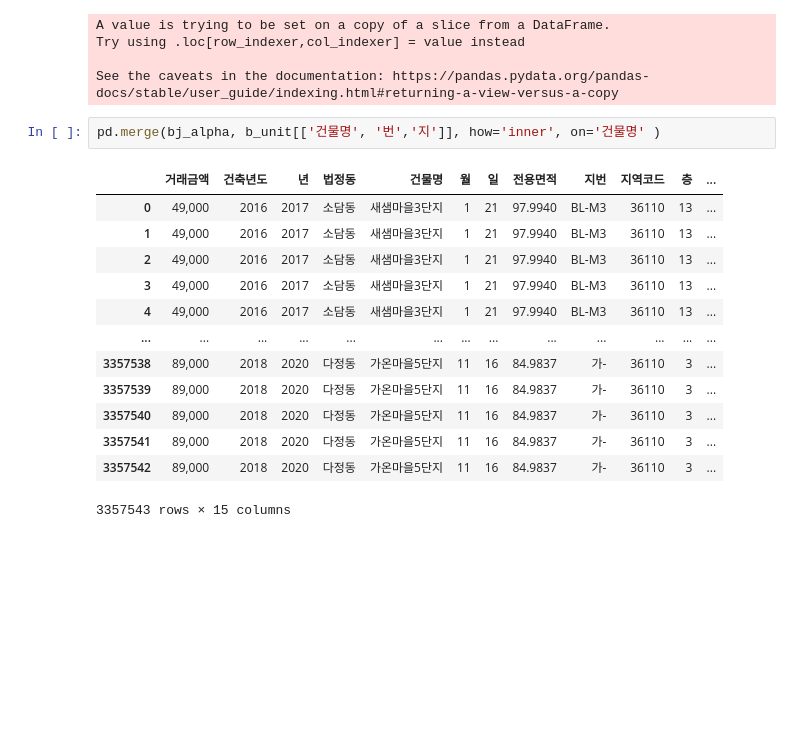
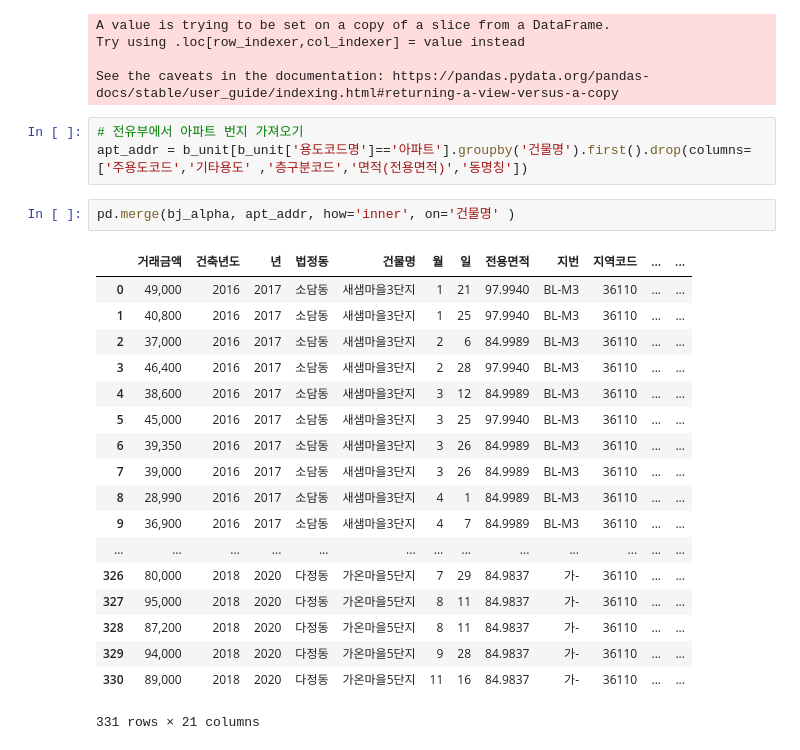
Before and after one commit to metterian/sejong-house-market-analyse, a Jupyter notebook: data_foundation.ipynb, the cells around one changed output. Cells and saved outputs as stored; diff of their text form; blank space fills up the shorter version.

Commit message:
fix: inner merge 매매 data with 전유부

```diff
--- a/data_foundation.ipynb
+++ b/data_foundation.ipynb
@@ -224,19 +224,27 @@ A value is trying to be set on a copy of a slice from a DataFrame.
 Try using .loc[row_indexer,col_indexer] = value instead
 
 See the caveats in the documentation: https://pandas.pydata.org/pandas-docs/stable/user_guide/indexing.html#returning-a-view-versus-a-copy
+# %%
+# 전유부에서 아파트 번지 가져오기
+apt_addr = b_unit[b_unit['용도코드명']=='아파트'].groupby('건물명').first().drop(columns=['주용도코드','기타용도' ,'층구분코드','면적(전용면적)','동명칭'])
 # %%
-pd.merge(bj_alpha, b_unit[['건물명', '번','지']], how='inner', on='건물명' )
+pd.merge(bj_alpha, apt_addr, how='inner', on='건물명' )
 # %% [output]
-|  | 거래금액 | 건축년도 | 년 | 법정동 | 건물명 | 월 | 일 | 전용면적 | 지번 | 지역코드 | 층 | ... |
-| 0 | 49,000 | 2016 | 2017 | 소담동 | 새샘마을3단지 | 1 | 21 | 97.9940 | BL-M3 | 36110 | 13 | ... |
-| 1 | 49,000 | 2016 | 2017 | 소담동 | 새샘마을3단지 | 1 | 21 | 97.9940 | BL-M3 | 36110 | 13 | ... |
-| 2 | 49,000 | 2016 | 2017 | 소담동 | 새샘마을3단지 | 1 | 21 | 97.9940 | BL-M3 | 36110 | 13 | ... |
-| 3 | 49,000 | 2016 | 2017 | 소담동 | 새샘마을3단지 | 1 | 21 | 97.9940 | BL-M3 | 36110 | 13 | ... |
-| 4 | 49,000 | 2016 | 2017 | 소담동 | 새샘마을3단지 | 1 | 21 | 97.9940 | BL-M3 | 36110 | 13 | ... |
+|  | 거래금액 | 건축년도 | 년 | 법정동 | 건물명 | 월 | 일 | 전용면적 | 지번 | 지역코드 | ... | ... |
+| 0 | 49,000 | 2016 | 2017 | 소담동 | 새샘마을3단지 | 1 | 21 | 97.9940 | BL-M3 | 36110 | ... | ... |
+| 1 | 40,800 | 2016 | 2017 | 소담동 | 새샘마을3단지 | 1 | 25 | 97.9940 | BL-M3 | 36110 | ... | ... |
+| 2 | 37,000 | 2016 | 2017 | 소담동 | 새샘마을3단지 | 2 | 6 | 84.9989 | BL-M3 | 36110 | ... | ... |
+| 3 | 46,400 | 2016 | 2017 | 소담동 | 새샘마을3단지 | 2 | 28 | 97.9940 | BL-M3 | 36110 | ... | ... |
+| 4 | 38,600 | 2016 | 2017 | 소담동 | 새샘마을3단지 | 3 | 12 | 84.9989 | BL-M3 | 36110 | ... | ... |
+| 5 | 45,000 | 2016 | 2017 | 소담동 | 새샘마을3단지 | 3 | 25 | 97.9940 | BL-M3 | 36110 | ... | ... |
+| 6 | 39,350 | 2016 | 2017 | 소담동 | 새샘마을3단지 | 3 | 26 | 84.9989 | BL-M3 | 36110 | ... | ... |
+| 7 | 39,000 | 2016 | 2017 | 소담동 | 새샘마을3단지 | 3 | 26 | 84.9989 | BL-M3 | 36110 | ... | ... |
+| 8 | 28,990 | 2016 | 2017 | 소담동 | 새샘마을3단지 | 4 | 1 | 84.9989 | BL-M3 | 36110 | ... | ... |
+| 9 | 36,900 | 2016 | 2017 | 소담동 | 새샘마을3단지 | 4 | 7 | 84.9989 | BL-M3 | 36110 | ... | ... |
 | ... | ... | ... | ... | ... | ... | ... | ... | ... | ... | ... | ... | ... |
-| 3357538 | 89,000 | 2018 | 2020 | 다정동 | 가온마을5단지 | 11 | 16 | 84.9837 | 가- | 36110 | 3 | ... |
-| 3357539 | 89,000 | 2018 | 2020 | 다정동 | 가온마을5단지 | 11 | 16 | 84.9837 | 가- | 36110 | 3 | ... |
-| 3357540 | 89,000 | 2018 | 2020 | 다정동 | 가온마을5단지 | 11 | 16 | 84.9837 | 가- | 36110 | 3 | ... |
-| 3357541 | 89,000 | 2018 | 2020 | 다정동 | 가온마을5단지 | 11 | 16 | 84.9837 | 가- | 36110 | 3 | ... |
-| 3357542 | 89,000 | 2018 | 2020 | 다정동 | 가온마을5단지 | 11 | 16 | 84.9837 | 가- | 36110 | 3 | ... |
+| 326 | 80,000 | 2018 | 2020 | 다정동 | 가온마을5단지 | 7 | 29 | 84.9837 | 가- | 36110 | ... | ... |
+| 327 | 95,000 | 2018 | 2020 | 다정동 | 가온마을5단지 | 8 | 11 | 84.9837 | 가- | 36110 | ... | ... |
+| 328 | 87,200 | 2018 | 2020 | 다정동 | 가온마을5단지 | 8 | 11 | 84.9837 | 가- | 36110 | ... | ... |
+| 329 | 94,000 | 2018 | 2020 | 다정동 | 가온마을5단지 | 9 | 28 | 84.9837 | 가- | 36110 | ... | ... |
+| 330 | 89,000 | 2018 | 2020 | 다정동 | 가온마을5단지 | 11 | 16 | 84.9837 | 가- | 36110 | ... | ... |
-3357543 rows × 15 columns
+331 rows × 21 columns
```
